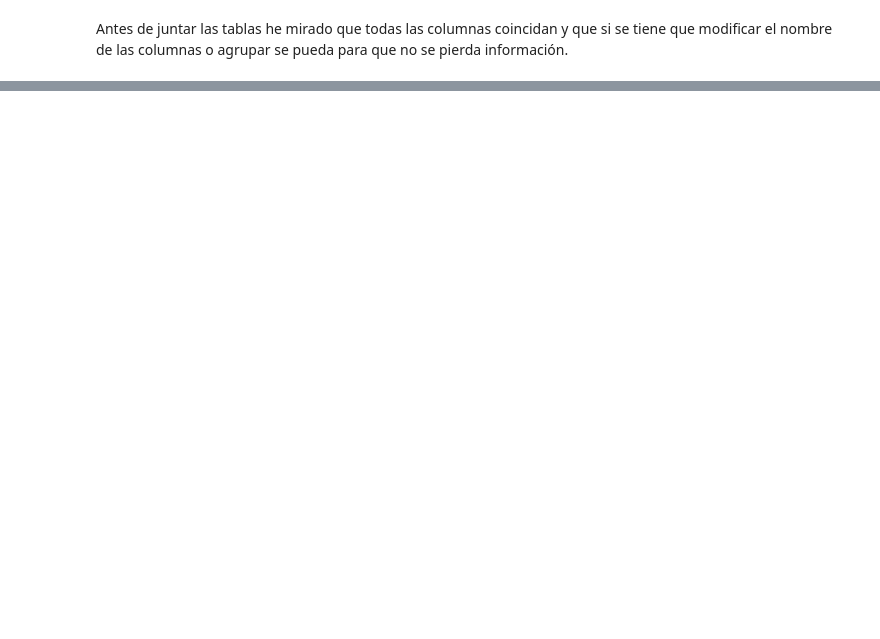
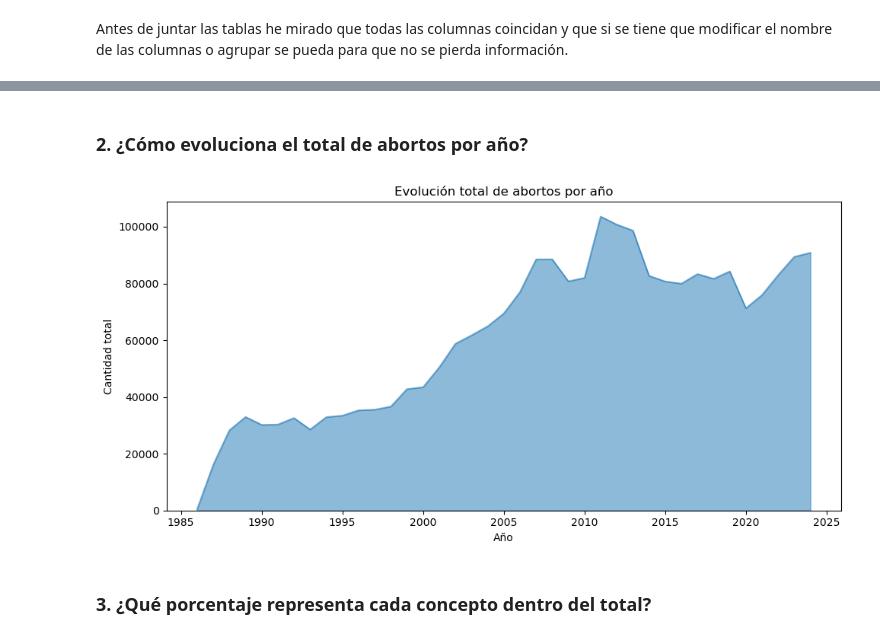
Before and after one commit to GimenezMariela/sprints, a Jupyter notebook: Proyecto IT/proyecto_final.ipynb, the cells around one changed output, grey strips where cells are left out. Saved outputs shown, nothing was run; the diff lists cells and outputs as text; code cells hidden in the pictures; blank space fills up the shorter version.

```diff
--- a/Proyecto IT/proyecto_final.ipynb
+++ b/Proyecto IT/proyecto_final.ipynb
@@ -147,0 +439,18 @@ ValueError: value_name (Valor) cannot match an element in the DataFrame columns.
+# %% [markdown]
+### 2. ¿Cómo evoluciona el total de abortos por año?
+# %%
+df_abortos.groupby("Anyo")["Valor"].sum().plot(
+    kind="area",
+    alpha=0.5,
+    figsize=(10,5)
+)
+
+plt.title("Evolución total de abortos por año")
+plt.ylabel("Cantidad total")
+plt.xlabel("Año")
+plt.tight_layout()
+plt.show()
+# %% [output]
+[figure, added]
+# %% [markdown]
+### 3. ¿Qué porcentaje representa cada concepto dentro del total?
```
Also changed, not shown: parts of 137 cells of this notebook, 1 other file.
